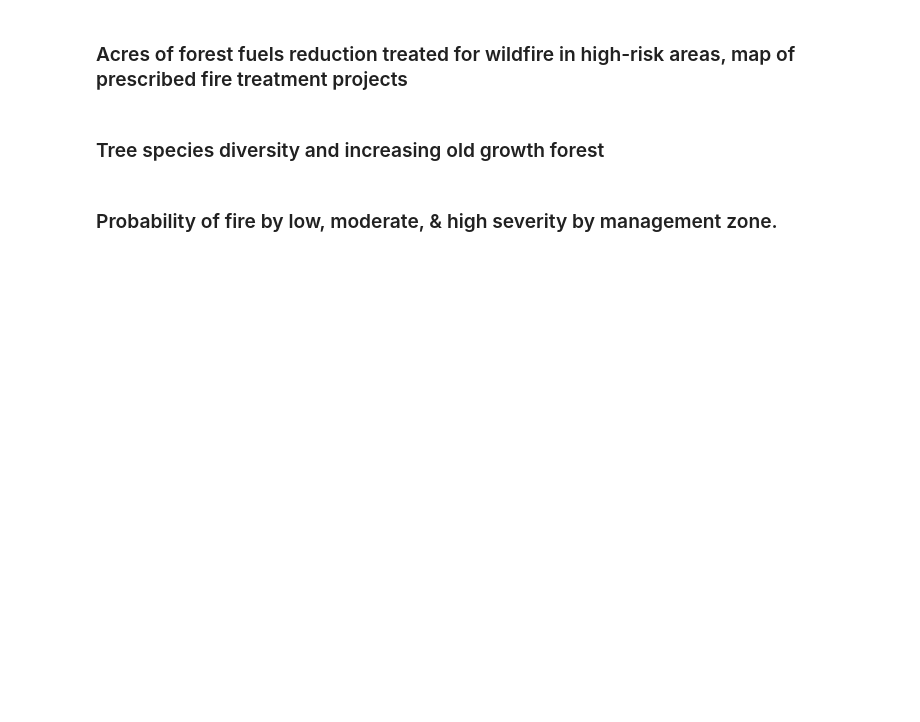
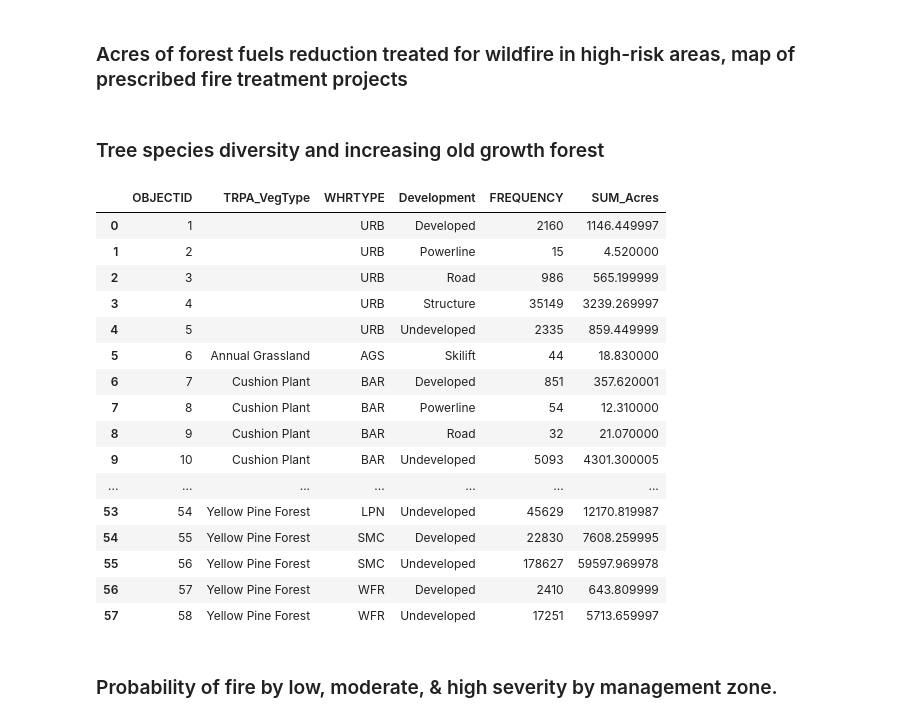
Before and after one commit to trpa-agency/ClimateResilienceDashboard, a Jupyter notebook: data_engineering.ipynb, the cells around one changed output. Cells and saved outputs as stored; diff of their text form; code cells hidden in the pictures; blank space fills up the shorter version.

```diff
--- a/data_engineering.ipynb
+++ b/data_engineering.ipynb
@@ -910,3 +897,31 @@ oldGrowthDataSummary = oldGrowthData.groupby('SeralStage').agg({'Acres': 'sum'})
+# %%
+import numpy as np
+import pandas as pd
+
+from utils import get_fs_data, get_fs_data_spatial, stackedbar, trendline
+dfVeg = get_fs_data(
+    "https://maps.trpa.org/server/rest/services/LTInfo_Monitoring/MapServer/91"
+    )
+
+dfVeg
+# %% [output]
+|  | OBJECTID | TRPA_VegType | WHRTYPE | Development | FREQUENCY | SUM_Acres |
+| 0 | 1 |  | URB | Developed | 2160 | 1146.449997 |
+| 1 | 2 |  | URB | Powerline | 15 | 4.520000 |
+| 2 | 3 |  | URB | Road | 986 | 565.199999 |
+| 3 | 4 |  | URB | Structure | 35149 | 3239.269997 |
+| 4 | 5 |  | URB | Undeveloped | 2335 | 859.449999 |
+| 5 | 6 | Annual Grassland | AGS | Skilift | 44 | 18.830000 |
+| 6 | 7 | Cushion Plant | BAR | Developed | 851 | 357.620001 |
+| 7 | 8 | Cushion Plant | BAR | Powerline | 54 | 12.310000 |
+| 8 | 9 | Cushion Plant | BAR | Road | 32 | 21.070000 |
+| 9 | 10 | Cushion Plant | BAR | Undeveloped | 5093 | 4301.300005 |
+| ... | ... | ... | ... | ... | ... | ... |
+| 53 | 54 | Yellow Pine Forest | LPN | Undeveloped | 45629 | 12170.819987 |
+| 54 | 55 | Yellow Pine Forest | SMC | Developed | 22830 | 7608.259995 |
+| 55 | 56 | Yellow Pine Forest | SMC | Undeveloped | 178627 | 59597.969978 |
+| 56 | 57 | Yellow Pine Forest | WFR | Developed | 2410 | 643.809999 |
+| 57 | 58 | Yellow Pine Forest | WFR | Undeveloped | 17251 | 5713.659997 |
 # %%
 import pandas as pd
 import plotly.express as px
```
Also changed, not shown: parts of 1 cell of this notebook, 14 other files.
